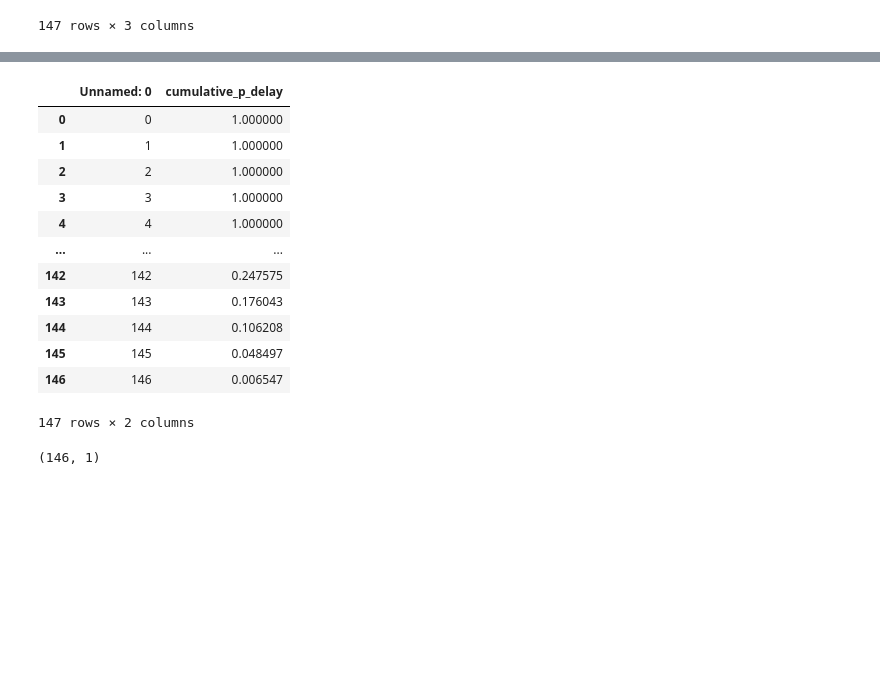
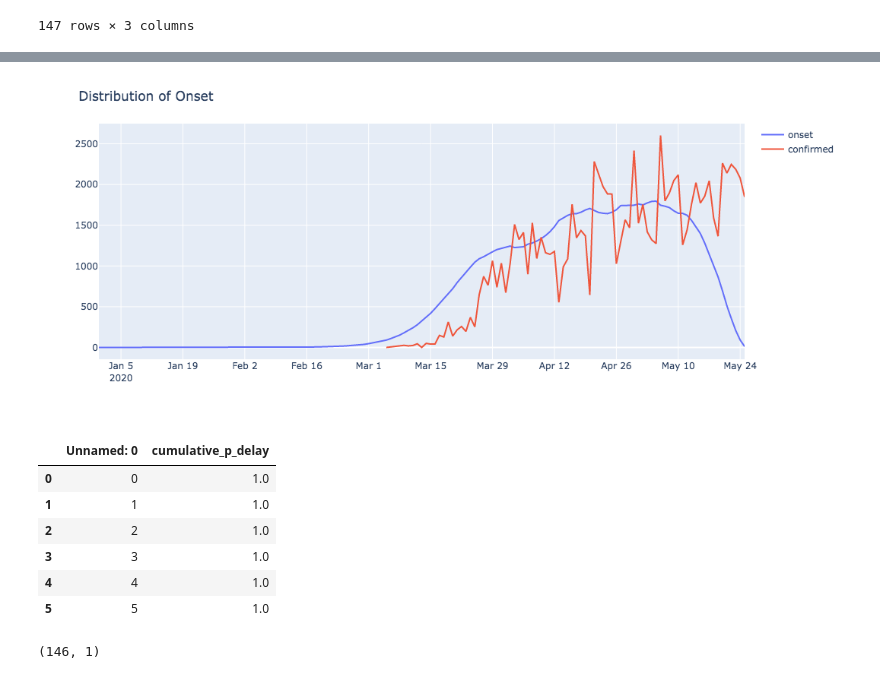
Before and after one commit to Emaasit/meetups, a Jupyter notebook: 2020_05_27_Deploy_PML_Streamlit/notebooks/01-modeling.ipynb, the cells around one changed output, grey strips where cells are left out. Saved outputs shown, nothing was run; the diff lists cells and outputs as text; code cells hidden in the pictures; blank space fills up the shorter version.

```diff
--- a/2020_05_27_Deploy_PML_Streamlit/notebooks/01-modeling.ipynb
+++ b/2020_05_27_Deploy_PML_Streamlit/notebooks/01-modeling.ipynb
@@ -152,20 +213,18 @@ fig.show()
+# %%
+fig1
+# %% [output]
+[figure, added]
 # %%
 cumulative_p_delay = pd.read_csv('data/cumulative_p_delay.csv')
-cumulative_p_delay
+cumulative_p_delay.head(n=6)
 # %% [output]
 |  | Unnamed: 0 | cumulative_p_delay |
-| 0 | 0 | 1.000000 |
-| 1 | 1 | 1.000000 |
-| 2 | 2 | 1.000000 |
-| 3 | 3 | 1.000000 |
-| 4 | 4 | 1.000000 |
-| ... | ... | ... |
-| 142 | 142 | 0.247575 |
-| 143 | 143 | 0.176043 |
-| 144 | 144 | 0.106208 |
-| 145 | 145 | 0.048497 |
-| 146 | 146 | 0.006547 |
+| 0 | 0 | 1.0 |
+| 1 | 1 | 1.0 |
+| 2 | 2 | 1.0 |
+| 3 | 3 | 1.0 |
+| 4 | 4 | 1.0 |
+| 5 | 5 | 1.0 |
-147 rows × 2 columns
 # %%
 X_shape = len(onset) - 1
 
```
Also changed, not shown: parts of 28 cells of this notebook, 6 other files.
